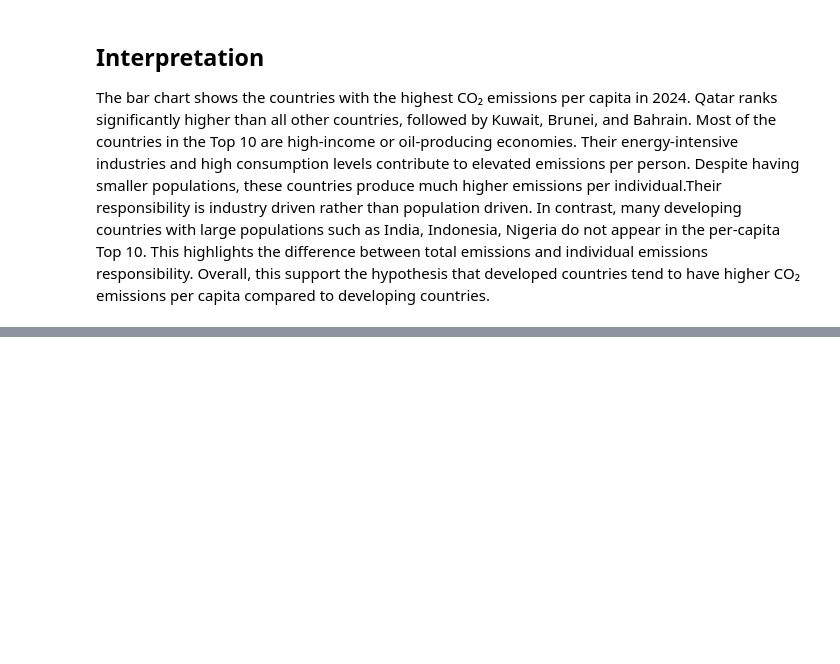
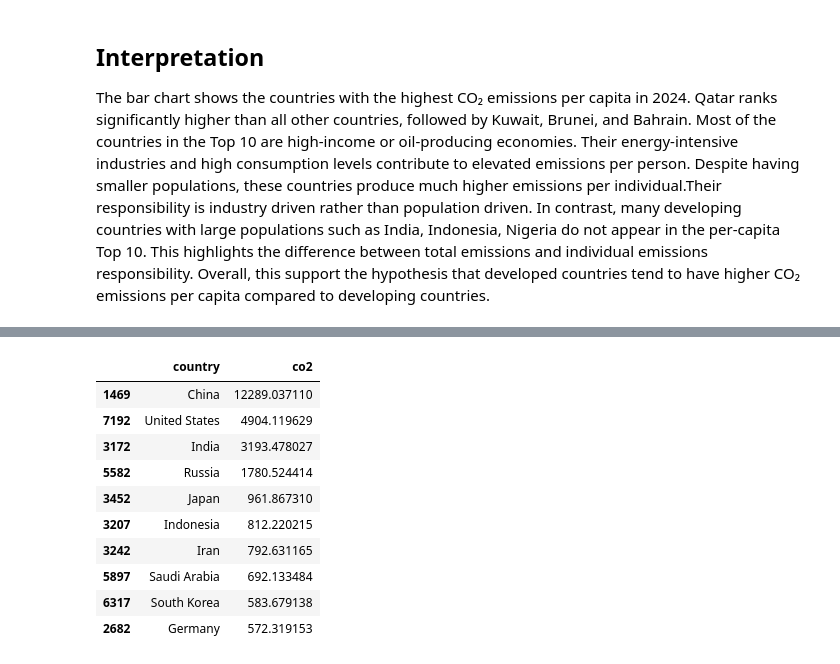
Before and after one commit to funmiafola/Global-Co2-Emissions-Responsibility, a Jupyter notebook: jupyter_notebooks/EDA_Co2_Responsibility.ipynb, the cells around one changed output, grey strips where cells are left out. Cells and saved outputs as stored; diff of their text form; code cells hidden in the pictures; blank space fills up the shorter version.

```diff
--- a/jupyter_notebooks/EDA_Co2_Responsibility.ipynb
+++ b/jupyter_notebooks/EDA_Co2_Responsibility.ipynb
@@ -243,0 +261,15 @@ Overall, this support the hypothesis that developed countries tend to have highe
+# %%
+# Top 10 Countries by the latest year
+top10_countries[['country', 'co2']]
+# %% [output]
+|  | country | co2 |
+| 1469 | China | 12289.037110 |
+| 7192 | United States | 4904.119629 |
+| 3172 | India | 3193.478027 |
+| 5582 | Russia | 1780.524414 |
+| 3452 | Japan | 961.867310 |
+| 3207 | Indonesia | 812.220215 |
+| 3242 | Iran | 792.631165 |
+| 5897 | Saudi Arabia | 692.133484 |
+| 6317 | South Korea | 583.679138 |
+| 2682 | Germany | 572.319153 |
```
Also changed, not shown: parts of 17 cells of this notebook.
